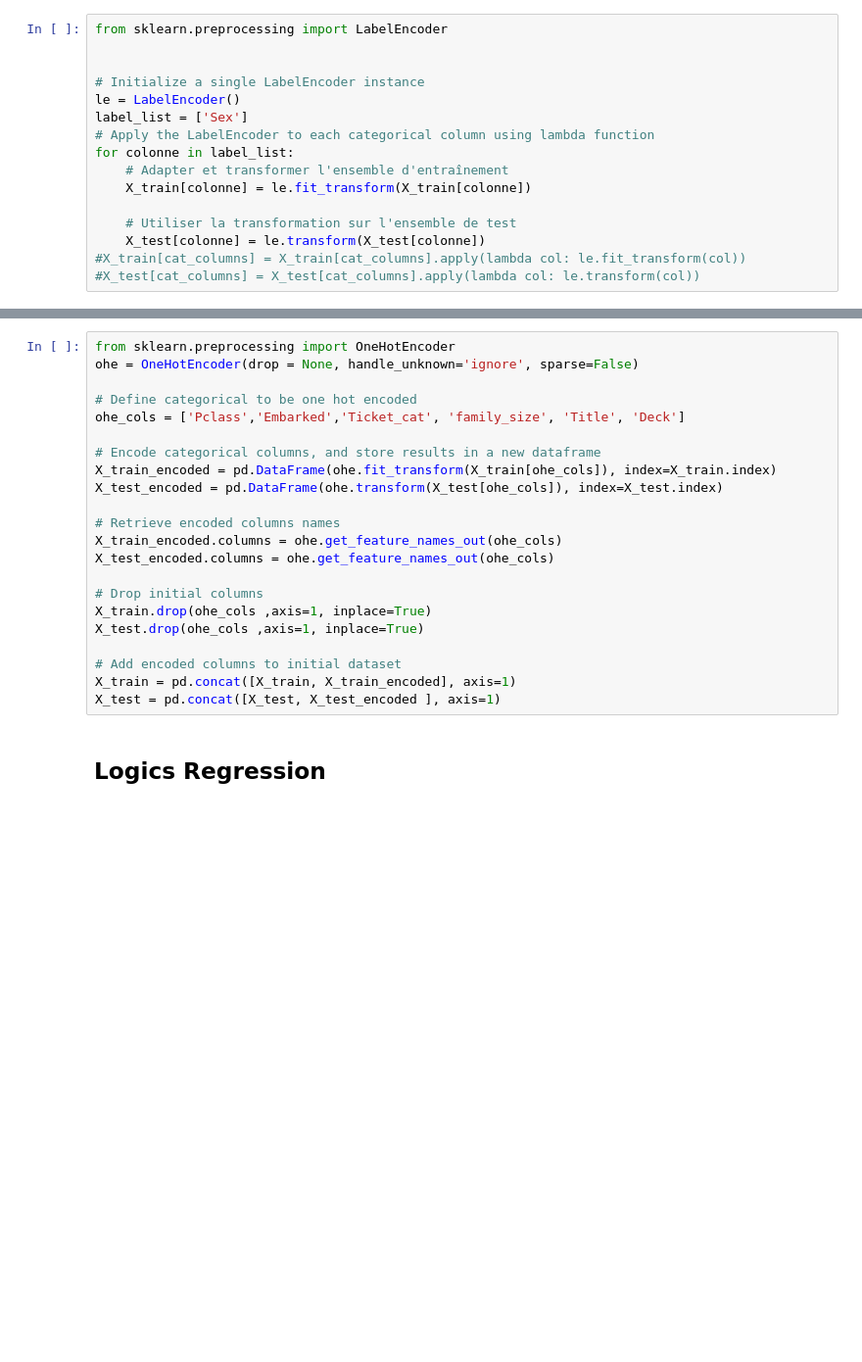
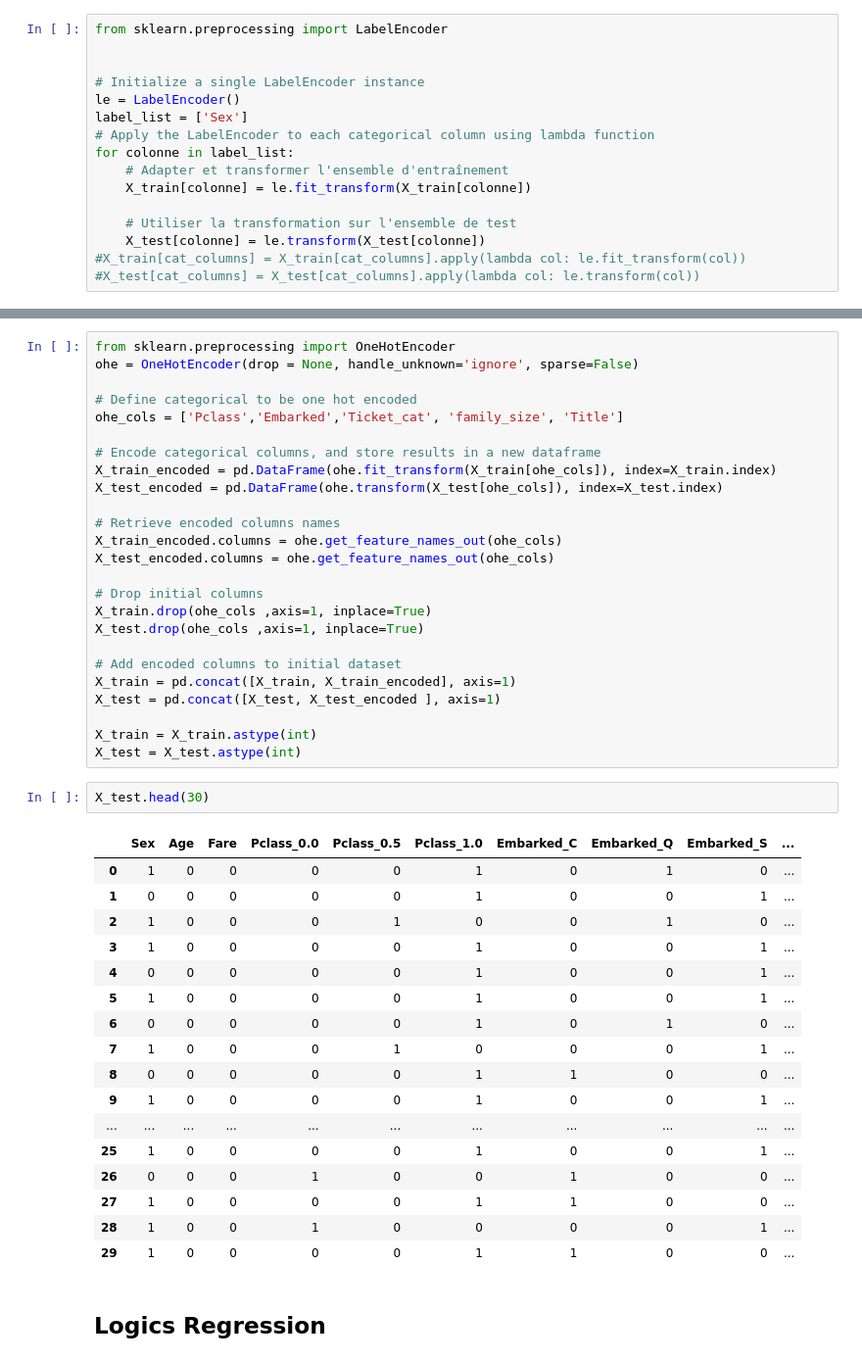
Before and after one commit to Justin-De-Sio/TitanicML, a Jupyter notebook: main.ipynb, the cells around one changed output, grey strips where cells are left out. Shown at 98% size. Saved outputs shown, nothing was run; the diff lists cells and outputs as text; blank space fills up the shorter version.

```diff
--- a/main.ipynb
+++ b/main.ipynb
@@ -251,7 +250,7 @@ from sklearn.preprocessing import OneHotEncoder
 ohe = OneHotEncoder(drop = None, handle_unknown='ignore', sparse=False)
 
 # Define categorical to be one hot encoded
-ohe_cols = ['Pclass','Embarked','Ticket_cat', 'family_size', 'Title', 'Deck']
+ohe_cols = ['Pclass','Embarked','Ticket_cat', 'family_size', 'Title']
 
 # Encode categorical columns, and store results in a new dataframe
 X_train_encoded = pd.DataFrame(ohe.fit_transform(X_train[ohe_cols]), index=X_train.index)
@@ -268,6 +267,29 @@ X_test.drop(ohe_cols ,axis=1, inplace=True)
 # Add encoded columns to initial dataset
 X_train = pd.concat([X_train, X_train_encoded], axis=1)
 X_test = pd.concat([X_test, X_test_encoded ], axis=1)
+
+X_train = X_train.astype(int)
+X_test = X_test.astype(int)
+# %%
+X_test.head(30)
+# %% [output]
+|  | Sex | Age | Fare | Pclass_0.0 | Pclass_0.5 | Pclass_1.0 | Embarked_C | Embarked_Q | Embarked_S | ... |
+| 0 | 1 | 0 | 0 | 0 | 0 | 1 | 0 | 1 | 0 | ... |
+| 1 | 0 | 0 | 0 | 0 | 0 | 1 | 0 | 0 | 1 | ... |
+| 2 | 1 | 0 | 0 | 0 | 1 | 0 | 0 | 1 | 0 | ... |
+| 3 | 1 | 0 | 0 | 0 | 0 | 1 | 0 | 0 | 1 | ... |
+| 4 | 0 | 0 | 0 | 0 | 0 | 1 | 0 | 0 | 1 | ... |
+| 5 | 1 | 0 | 0 | 0 | 0 | 1 | 0 | 0 | 1 | ... |
+| 6 | 0 | 0 | 0 | 0 | 0 | 1 | 0 | 1 | 0 | ... |
+| 7 | 1 | 0 | 0 | 0 | 1 | 0 | 0 | 0 | 1 | ... |
+| 8 | 0 | 0 | 0 | 0 | 0 | 1 | 1 | 0 | 0 | ... |
+| 9 | 1 | 0 | 0 | 0 | 0 | 1 | 0 | 0 | 1 | ... |
+| ... | ... | ... | ... | ... | ... | ... | ... | ... | ... | ... |
+| 25 | 1 | 0 | 0 | 0 | 0 | 1 | 0 | 0 | 1 | ... |
+| 26 | 0 | 0 | 0 | 1 | 0 | 0 | 1 | 0 | 0 | ... |
+| 27 | 1 | 0 | 0 | 0 | 0 | 1 | 1 | 0 | 0 | ... |
+| 28 | 1 | 0 | 0 | 1 | 0 | 0 | 0 | 0 | 1 | ... |
+| 29 | 1 | 0 | 0 | 0 | 0 | 1 | 1 | 0 | 0 | ... |
 # %% [markdown]
 
 ## Logics Regression
```
Also changed, not shown: parts of 15 cells of this notebook.
